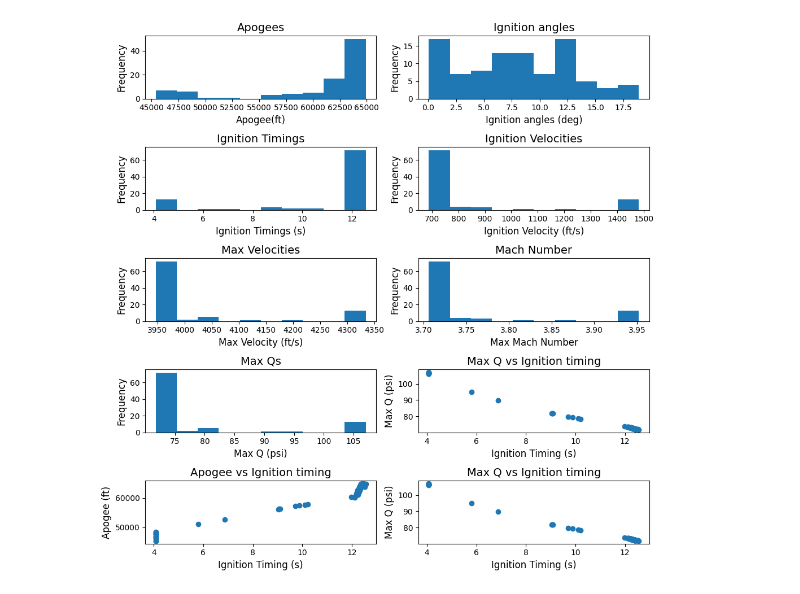
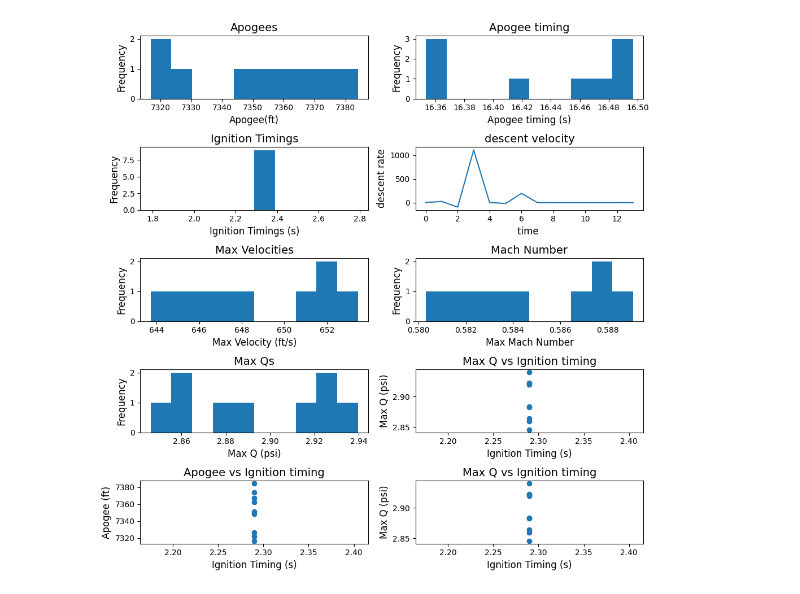
Before and after one commit to prs2026/Procyon, a Jupyter notebook: rocketpy/processing montecarlo.ipynb, the cells around one changed output. Saved outputs shown, nothing was run; the diff lists cells and outputs as text; code cells hidden in the pictures.

```diff
--- a/rocketpy/processing montecarlo.ipynb
+++ b/rocketpy/processing montecarlo.ipynb
@@ -98,11 +156,14 @@ def quaternion_to_angle_from_vertical(e0, e1, e2, e3):
 # ]
 
 
+flightofinterest = 2
+
 x_data = []
 y_data = []
 x_apogee = []
 y_apogee = []
 z_apogee = []
+apogee_time = []
 
 ignitionangles = []
 ignitiontimings = []
@@ -112,11 +173,20 @@ maxmachs = []
 
 maxqlist = []
 
+averagedescentrates = []
+
+averagedescentrates = results[flightofinterest-1][:][6]
+
+# print(results[flightofinterest-1][:])
+
+# print(averagedescentrates)
+
 #print(results)
 for x in results:
-    if x[-1][0] > 60:
+    if x[-1][0] > 10:
         x_data.append(x[-1][1])
         y_data.append(x[-1][2])
+
         ignitiontimings.append(x[0][0])
         ignitionvelocites.append(x[0][6]*3.281)
         thisflightignitionangle = quaternion_to_angle_from_vertical(x[0][7],x[0][8],x[0][9],x[0][10])
@@ -162,6 +232,8 @@ for x in results:
         x_apogee.append(x[apogee_index][1])
         y_apogee.append(x[apogee_index][2])
         z_apogee.append(apogee)
+        apogee_time.append(x[apogee_index][0])
+
         maxvelocity.append(max_v*3.281)
         maxmachs.append(maxmach)
         maxqlist.append(maxq/6895)
@@ -582,20 +651,20 @@ ax1.set_xlabel('Apogee(ft)', fontsize=12)
 ax1.set_ylabel('Frequency', fontsize=12)
 ax1.set_title('Apogees', fontsize=14)
 
-ax2.hist(ignitionangles)
-ax2.set_xlabel('Ignition angles (deg)', fontsize=12)
+ax2.hist(apogee_time)
+ax2.set_xlabel('Apogee timing (s)', fontsize=12)
 ax2.set_ylabel('Frequency', fontsize=12)
-ax2.set_title('Ignition angles', fontsize=14)
+ax2.set_title('Apogee timing', fontsize=14)
 
 ax3.hist(ignitiontimings)
 ax3.set_xlabel('Ignition Timings (s)', fontsize=12)
 ax3.set_ylabel('Frequency', fontsize=12)
 ax3.set_title('Ignition Timings', fontsize=14)
 
-ax4.hist(ignitionvelocites)
-ax4.set_xlabel('Ignition Velocity (ft/s)', fontsize=12)
-ax4.set_ylabel('Frequency', fontsize=12)
-ax4.set_title('Ignition Velocities', fontsize=14)
+ax4.plot(averagedescentrates)
+ax4.set_xlabel('time ', fontsize=12)
+ax4.set_ylabel('descent rate', fontsize=12)
+ax4.set_title('descent velocity', fontsize=14)
 
 ax5.hist(maxvelocity)
 ax5.set_xlabel('Max Velocity (ft/s)', fontsize=12)
@@ -604,31 +673,31 @@ ax5.set_title('Max Velocities', fontsize=14)
 
 ax6.hist(maxmachs)
 ax6.set_xlabel('Max Mach Number', fontsize=12)
 ax6.set_ylabel('Frequency', fontsize=12)
 ax6.set_title('Mach Number', fontsize=14)
 
 ax7.hist(maxqlist)
 ax7.set_xlabel('Max Q (psi)', fontsize=12)
 ax7.set_ylabel('Frequency', fontsize=12)
 ax7.set_title('Max Qs', fontsize=14)
 
 ax8.scatter(ignitiontimings,maxqlist)
 ax8.set_xlabel('Ignition Timing (s)', fontsize=12)
 ax8.set_ylabel('Max Q (psi)', fontsize=12)
 ax8.set_title('Max Q vs Ignition timing', fontsize=14)
 
 ax9.scatter(ignitiontimings,z_apogee_ft)
 ax9.set_xlabel('Ignition Timing (s)', fontsize=12)
 ax9.set_ylabel('Apogee (ft)', fontsize=12)
 ax9.set_title('Apogee vs Ignition timing', fontsize=14)
 
 ax10.scatter(ignitiontimings,maxqlist)
 ax10.set_xlabel('Ignition Timing (s)', fontsize=12)
 ax10.set_ylabel('Max Q (psi)', fontsize=12)
 ax10.set_title('Max Q vs Ignition timing', fontsize=14)
 
 plt.tight_layout()
 
 plt.show()
 # %% [output]
-[figure, old version]
+[figure, new version]
```
Also changed, not shown: parts of 6 cells of this notebook, 36 other files.
